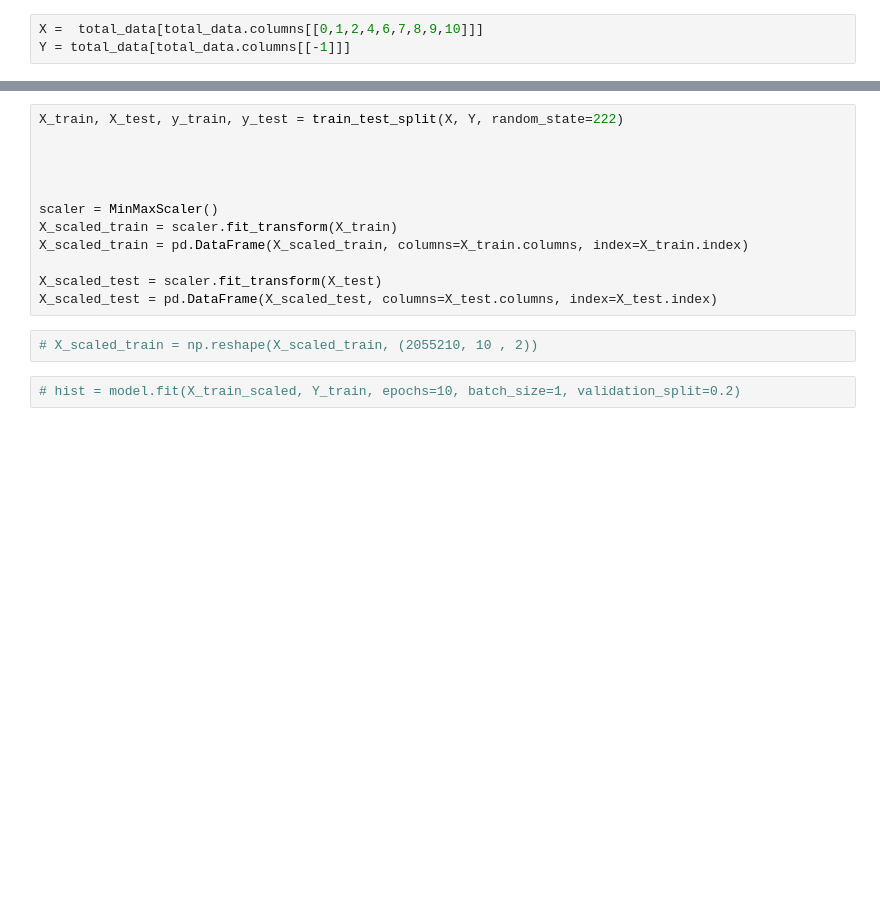
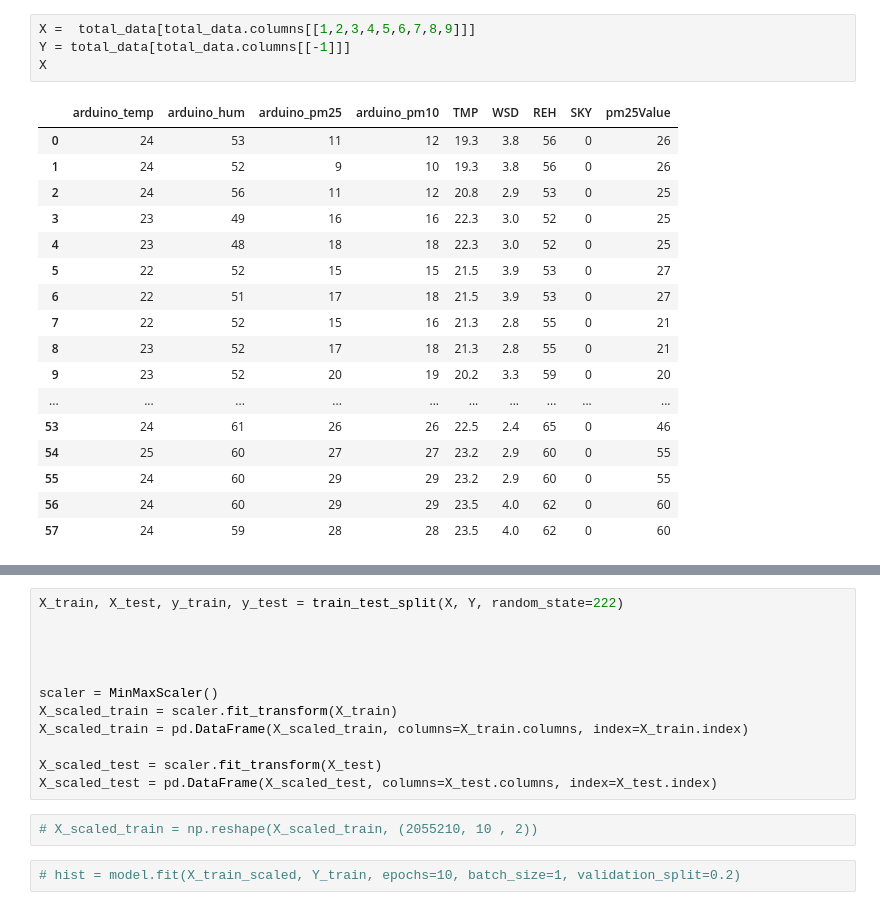
Before and after one commit to Yoonsun222/CapstoneDesign, a Jupyter notebook: 캡스톤디자인.ipynb, the cells around one changed output, grey strips where cells are left out. Saved outputs shown, nothing was run; the diff lists cells and outputs as text; blank space fills up the shorter version.

```diff
--- a/캡스톤디자인.ipynb
+++ b/캡스톤디자인.ipynb
@@ -124,3 +254,22 @@ total_data
 # %%
-X =  total_data[total_data.columns[[0,1,2,4,6,7,8,9,10]]]
+X =  total_data[total_data.columns[[1,2,3,4,5,6,7,8,9]]]
 Y = total_data[total_data.columns[[-1]]]
+X
+# %% [output]
+|  | arduino_temp | arduino_hum | arduino_pm25 | arduino_pm10 | TMP | WSD | REH | SKY | pm25Value |
+| 0 | 24 | 53 | 11 | 12 | 19.3 | 3.8 | 56 | 0 | 26 |
+| 1 | 24 | 52 | 9 | 10 | 19.3 | 3.8 | 56 | 0 | 26 |
+| 2 | 24 | 56 | 11 | 12 | 20.8 | 2.9 | 53 | 0 | 25 |
+| 3 | 23 | 49 | 16 | 16 | 22.3 | 3.0 | 52 | 0 | 25 |
+| 4 | 23 | 48 | 18 | 18 | 22.3 | 3.0 | 52 | 0 | 25 |
+| 5 | 22 | 52 | 15 | 15 | 21.5 | 3.9 | 53 | 0 | 27 |
+| 6 | 22 | 51 | 17 | 18 | 21.5 | 3.9 | 53 | 0 | 27 |
+| 7 | 22 | 52 | 15 | 16 | 21.3 | 2.8 | 55 | 0 | 21 |
+| 8 | 23 | 52 | 17 | 18 | 21.3 | 2.8 | 55 | 0 | 21 |
+| 9 | 23 | 52 | 20 | 19 | 20.2 | 3.3 | 59 | 0 | 20 |
+| ... | ... | ... | ... | ... | ... | ... | ... | ... | ... |
+| 53 | 24 | 61 | 26 | 26 | 22.5 | 2.4 | 65 | 0 | 46 |
+| 54 | 25 | 60 | 27 | 27 | 23.2 | 2.9 | 60 | 0 | 55 |
+| 55 | 24 | 60 | 29 | 29 | 23.2 | 2.9 | 60 | 0 | 55 |
+| 56 | 24 | 60 | 29 | 29 | 23.5 | 4.0 | 62 | 0 | 60 |
+| 57 | 24 | 59 | 28 | 28 | 23.5 | 4.0 | 62 | 0 | 60 |
```
Also changed, not shown: parts of 29 cells of this notebook.
